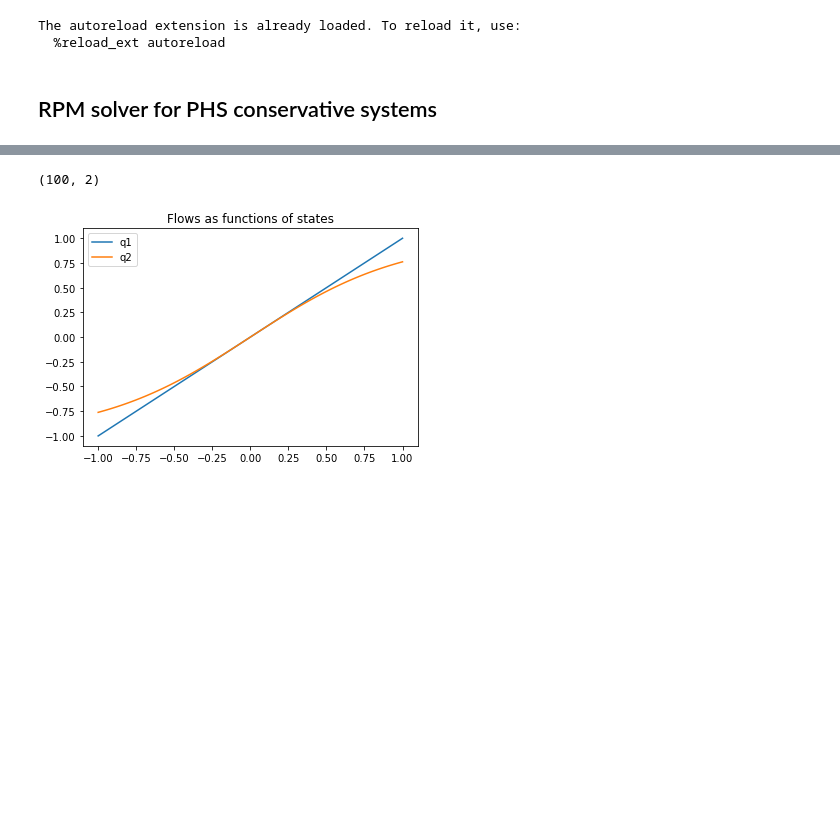
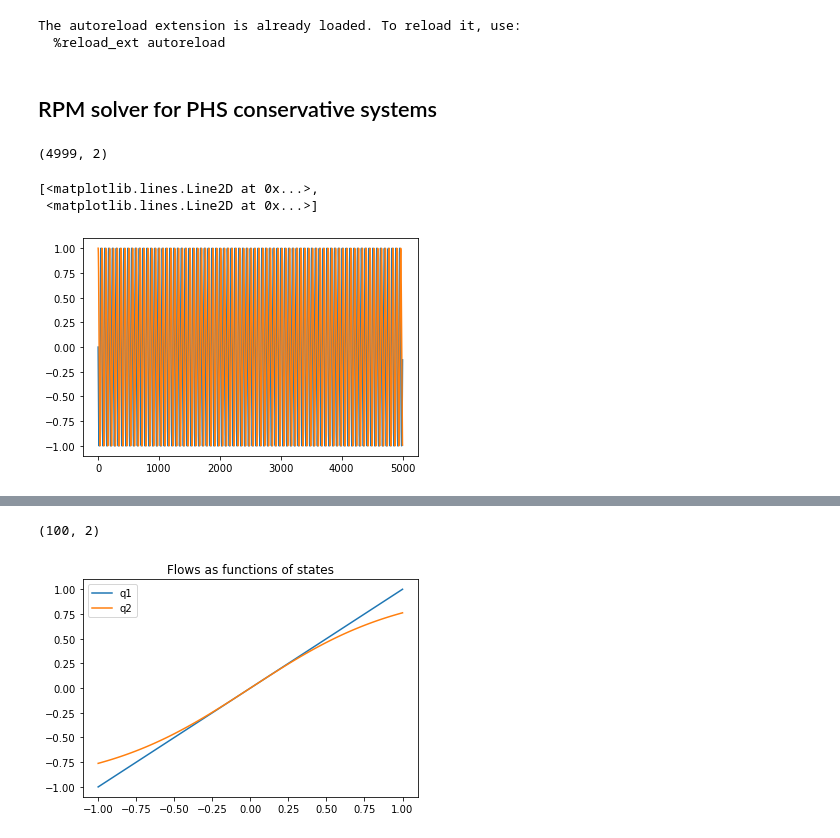
Before and after one commit to RisseThomas/RPM-method, a Jupyter notebook: RMP_tests.ipynb, the cells around one changed output, grey strips where cells are left out. Drawn from its saved outputs; the diff is of its cells as text; code cells hidden in the pictures; blank space fills up the shorter version.

```diff
--- a/solver1/RMP_tests.ipynb
+++ b/RMP_tests.ipynb
@@ -16,4 +16,20 @@ The autoreload extension is already loaded. To reload it, use:
 # %% [markdown]
 ## RPM solver for PHS conservative systems
 # %%
-phs_struct = model.triangle.build_non_linear(1, 1)
+phs_struct = model.muller.build_linear(1, 1)
+sr = 10
+time_step = 1/sr
+# %%
+solver = rpm.linear_order1_solver(phs_struct, time_step)
+init = np.array([0,1])
+duration = 500
+x, dx = solver.simulate(init, duration)
+print(x.shape)
+# %% [output]
+(4999, 2)
+# %%
+plt.plot(x)
+# %% [output]
+[<matplotlib.lines.Line2D at 0x...>,
+ <matplotlib.lines.Line2D at 0x...>]
+[figure, added]
```
Also changed, not shown: parts of 1 cell of this notebook, 23 other files.
